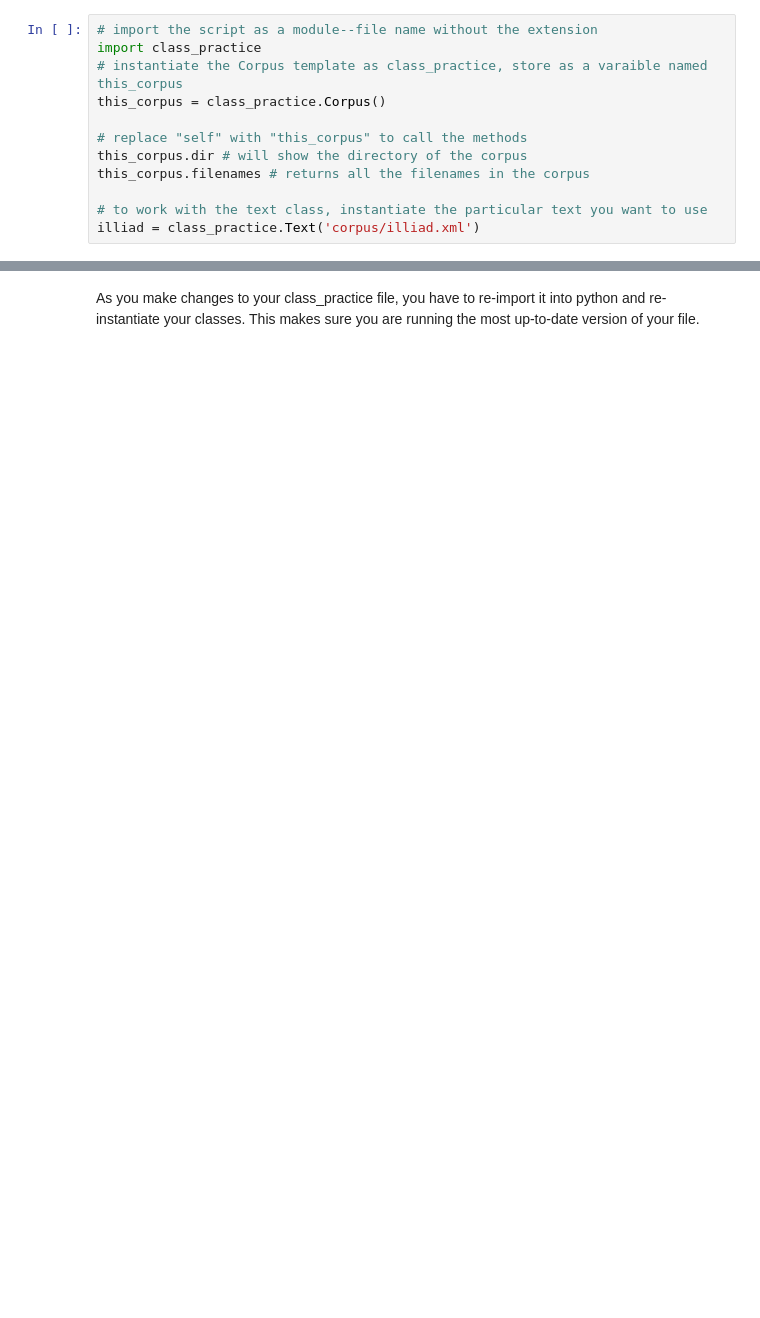
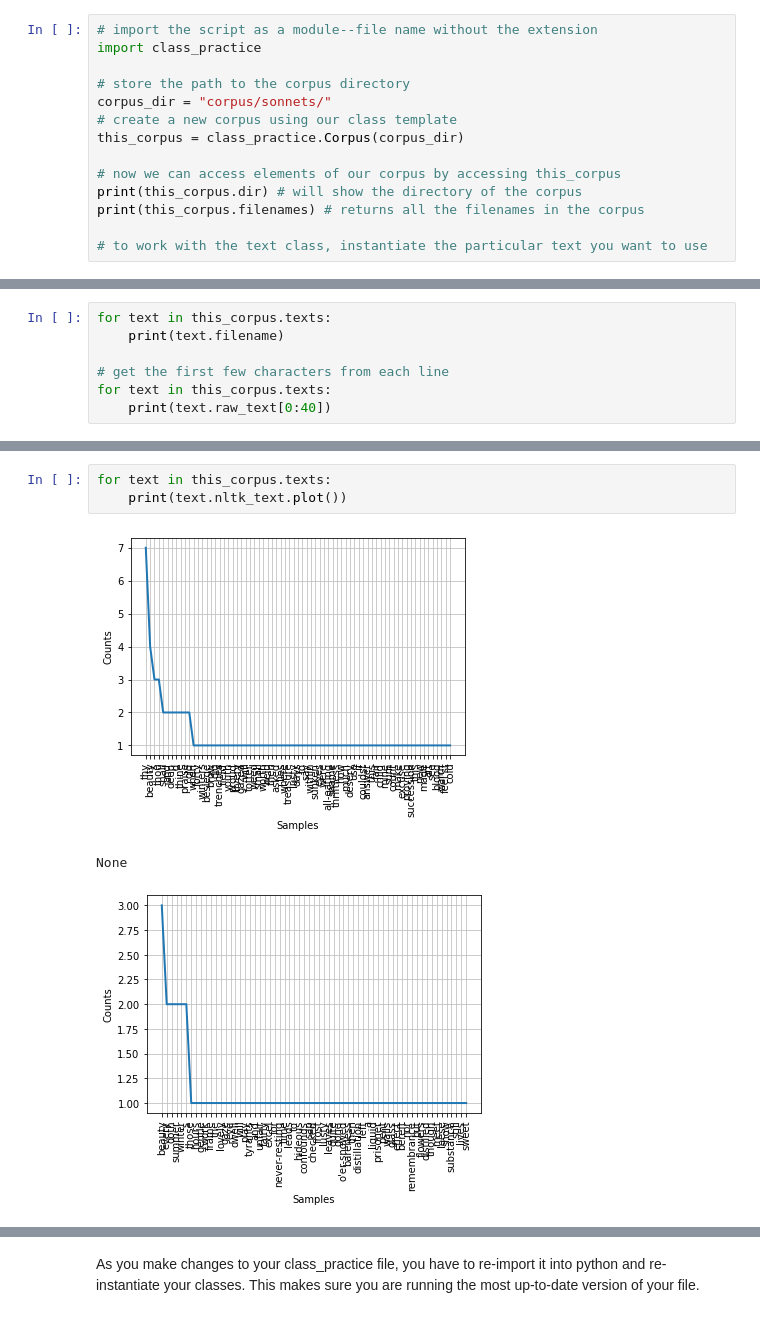
Before and after one commit to walshbr/humanists-nlp-cookbook, a Jupyter notebook: corpus.ipynb, the cells around one changed output, grey strips where cells are left out. Saved outputs shown, nothing was run; the diff lists cells and outputs as text; blank space fills up the shorter version.

```diff
--- a/corpus.ipynb
+++ b/corpus.ipynb
@@ -65,12 +147,14 @@ The payoff of organzing your project within classes is that you can run them as
 # %%
 # import the script as a module--file name without the extension
 import class_practice
-# instantiate the Corpus template as class_practice, store as a varaible named this_corpus
-this_corpus = class_practice.Corpus()
 
-# replace "self" with "this_corpus" to call the methods
-this_corpus.dir # will show the directory of the corpus
-this_corpus.filenames # returns all the filenames in the corpus
+# store the path to the corpus directory
+corpus_dir = "corpus/sonnets/"
+# create a new corpus using our class template
+this_corpus = class_practice.Corpus(corpus_dir)
+
+# now we can access elements of our corpus by accessing this_corpus
+print(this_corpus.dir) # will show the directory of the corpus
+print(this_corpus.filenames) # returns all the filenames in the corpus
 
 # to work with the text class, instantiate the particular text you want to use
-illiad = class_practice.Text('corpus/illiad.xml')
@@ -76,0 +200,7 @@ illiad = class_practice.Text('corpus/illiad.xml')
+# %%
+for text in this_corpus.texts:
+    print(text.filename)
+
+# get the first few characters from each line
+for text in this_corpus.texts:
+    print(text.raw_text[0:40])
@@ -76,0 +220,7 @@ illiad = class_practice.Text('corpus/illiad.xml')
+# %%
+for text in this_corpus.texts:
+    print(text.nltk_text.plot())
+# %% [output]
+[figure, added]
+None
+[figure, added]
```
Also changed, not shown: parts of 16 cells of this notebook, 7 other files.
